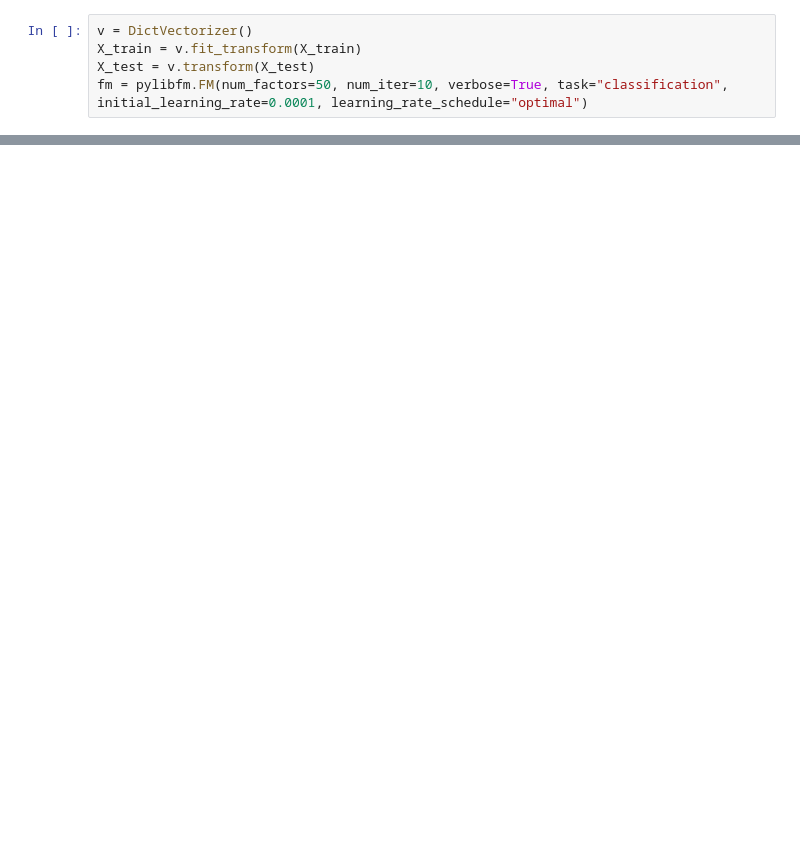
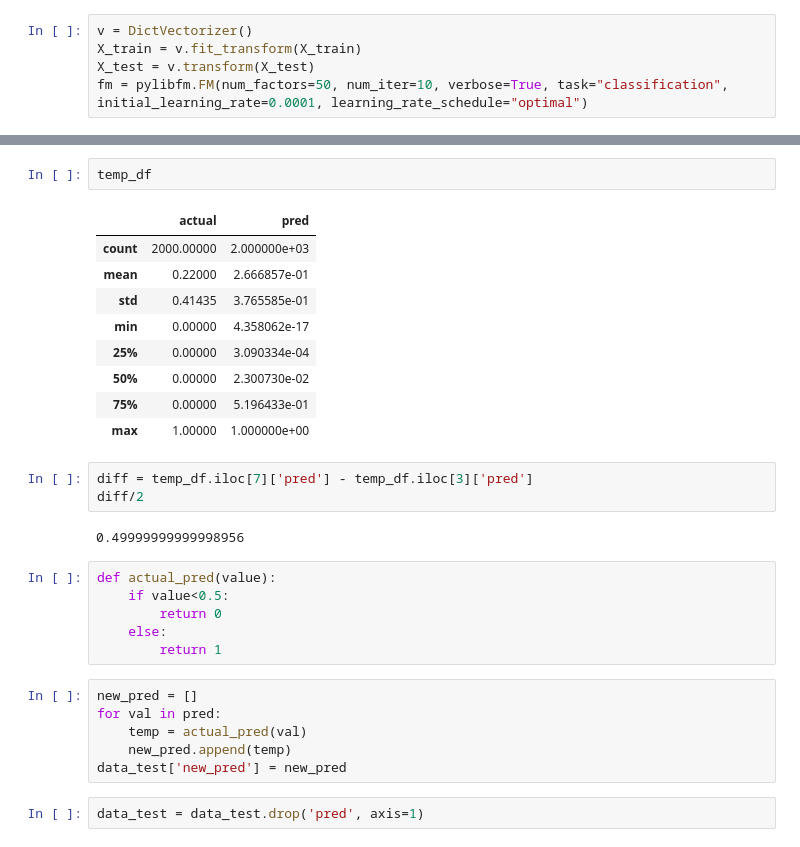
Before and after one commit to silencedsre/Click-Through-Rate, a Jupyter notebook: notebooks/Factorization Machines.ipynb, the cells around one changed output, grey strips where cells are left out. Cells and saved outputs as stored; diff of their text form; blank space fills up the shorter version.

```diff
--- a/notebooks/Factorization Machines.ipynb
+++ b/notebooks/Factorization Machines.ipynb
@@ -91,0 +117,31 @@ loss
+# %%
+temp_df
+# %% [output]
+|  | actual | pred |
+| count | 2000.00000 | 2.000000e+03 |
+| mean | 0.22000 | 2.666857e-01 |
+| std | 0.41435 | 3.765585e-01 |
+| min | 0.00000 | 4.358062e-17 |
+| 25% | 0.00000 | 3.090334e-04 |
+| 50% | 0.00000 | 2.300730e-02 |
+| 75% | 0.00000 | 5.196433e-01 |
+| max | 1.00000 | 1.000000e+00 |
+# %%
+diff = temp_df.iloc[7]['pred'] - temp_df.iloc[3]['pred']
+diff/2
+# %% [output]
+0.49999999999998956
+# %%
+def actual_pred(value):
+    if value<0.5:
+        return 0
+    else:
+        return 1
+# %%
+new_pred = []
+for val in pred:
+    temp = actual_pred(val)
+    new_pred.append(temp)
+data_test['new_pred'] = new_pred
+# %%
+data_test = data_test.drop('pred', axis=1)
```
Also changed, not shown: parts of 17 cells of this notebook.
